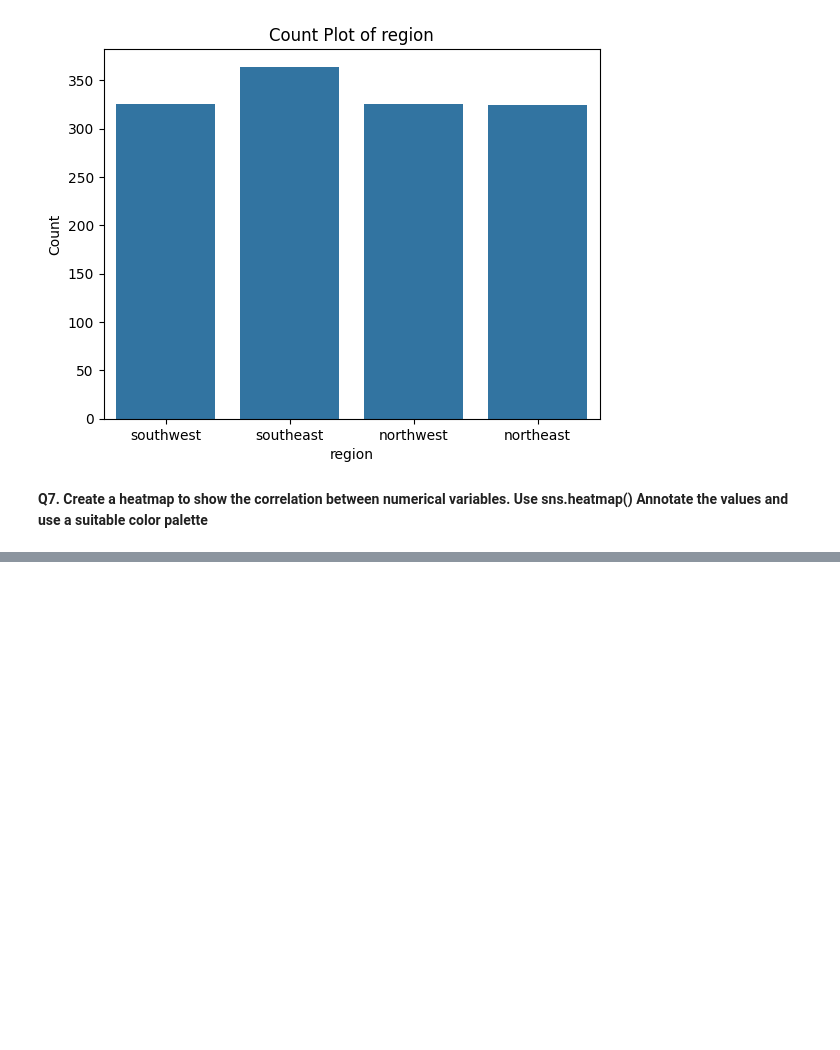
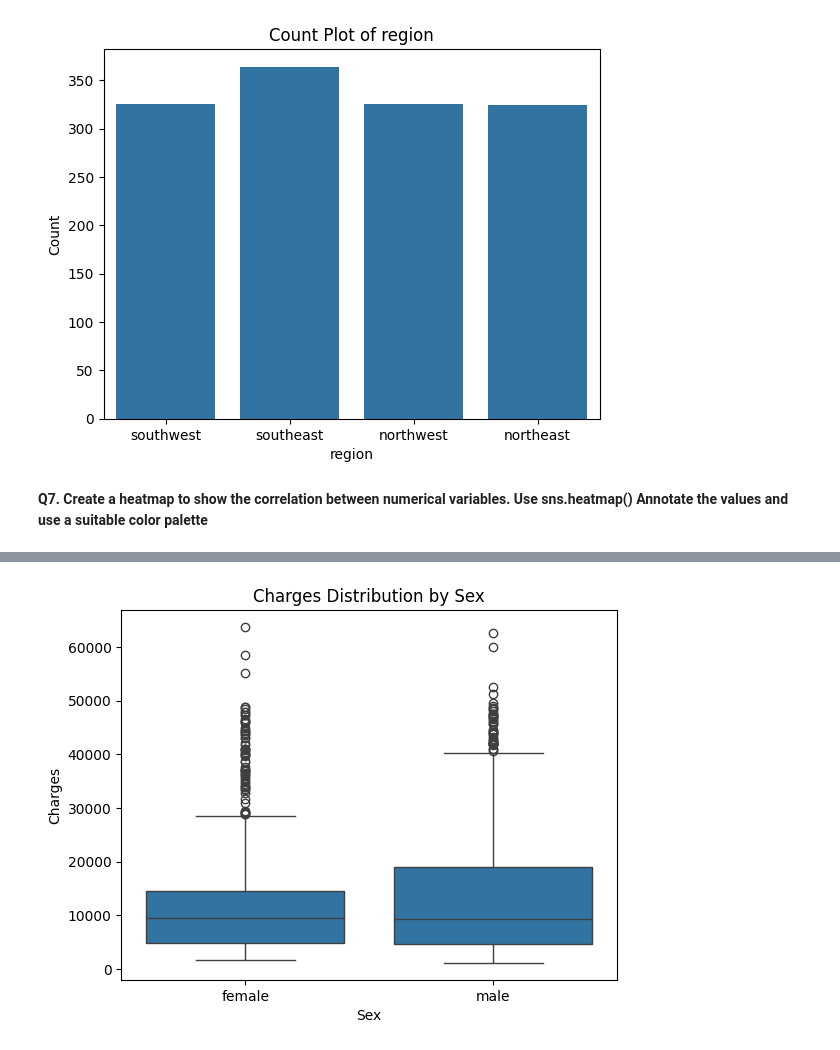
Before and after one commit to vaibhavkatex/The-Internship-2026, a Jupyter notebook: Session__16.ipynb, the cells around one changed output, grey strips where cells are left out. Cells and saved outputs as stored; diff of their text form; code cells hidden in the pictures; blank space fills up the shorter version.

```diff
--- a/Session__16.ipynb
+++ b/Session__16.ipynb
@@ -164,0 +226,12 @@ Annotate the values and use a suitable color palette**
+# %%
+# Charges vs Sex
+
+sns.boxplot(x='sex', y='expenses', data=df)
+
+plt.title("Charges Distribution by Sex")
+plt.xlabel("Sex")
+plt.ylabel("Charges")
+
+plt.show()
+# %% [output]
+[figure, added]
```
Also changed, not shown: parts of 11 cells of this notebook.
